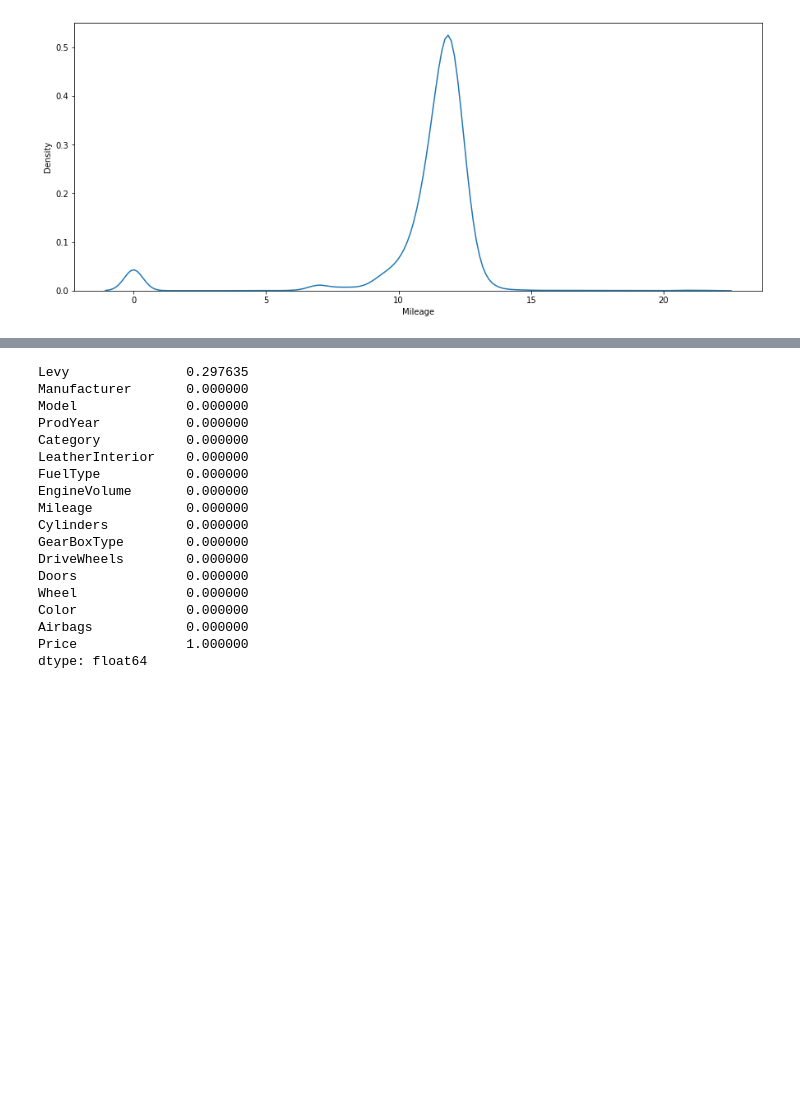
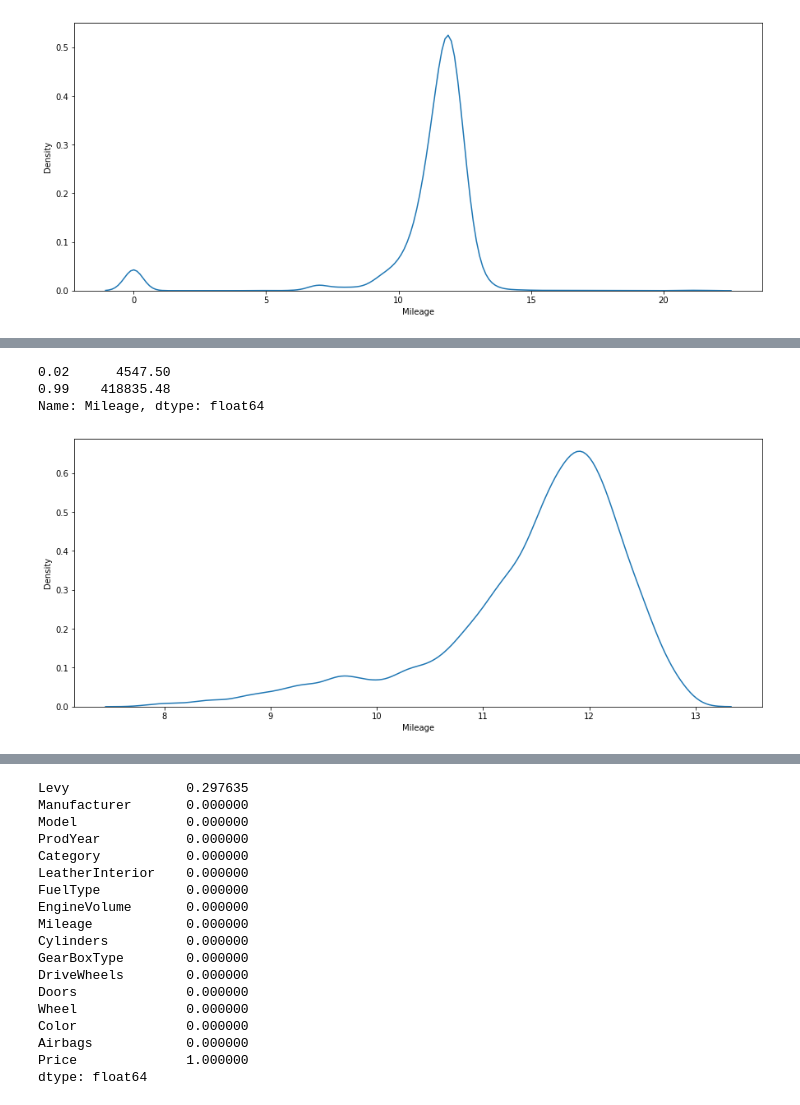
Before and after one commit to lalitupdhya/usedCarPricePrediction, a Jupyter notebook: usedCarsPrediction.ipynb, the cells around one changed output, grey strips where cells are left out. Saved outputs shown, nothing was run; the diff lists cells and outputs as text; code cells hidden in the pictures; blank space fills up the shorter version.

```diff
--- a/usedCarsPrediction.ipynb
+++ b/usedCarsPrediction.ipynb
@@ -355,0 +382,21 @@ Name: Mileage, dtype: float64
+# %%
+#replacing 0 with nan
+train_df.Mileage = train_df.Mileage.replace(0, np.nan)
+# %%
+#aggregating ProdYear and car category to find median price and filling nan values of mileage
+train_df.Mileage = train_df.Mileage.fillna(train_df.groupby(['ProdYear','Category'])['Price'].transform('median'))
+# %%
+#Checkin the quantile to remove the outliers from the left end
+train_df.Mileage.quantile([0.02,0.99])
+# %% [output]
+0.02      4547.50
+0.99    418835.48
+Name: Mileage, dtype: float64
+# %%
+#removing outliers
+train_df = train_df[(train_df.Mileage>=2500) & (train_df.Mileage<=418835)]
+
+plt.figure(figsize=(15,6))
+sns.kdeplot(np.log1p(train_df.Mileage));
+# %% [output]
+[figure, added]
```
Also changed, not shown: parts of 9 cells of this notebook.
